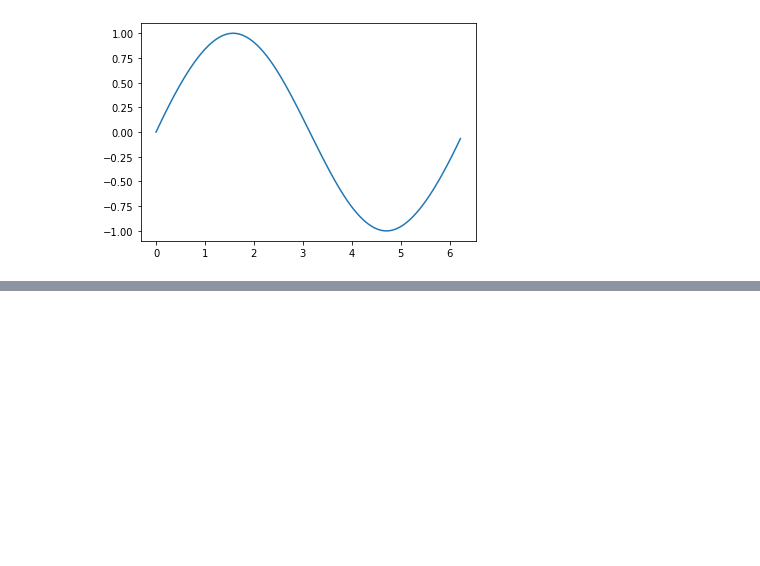
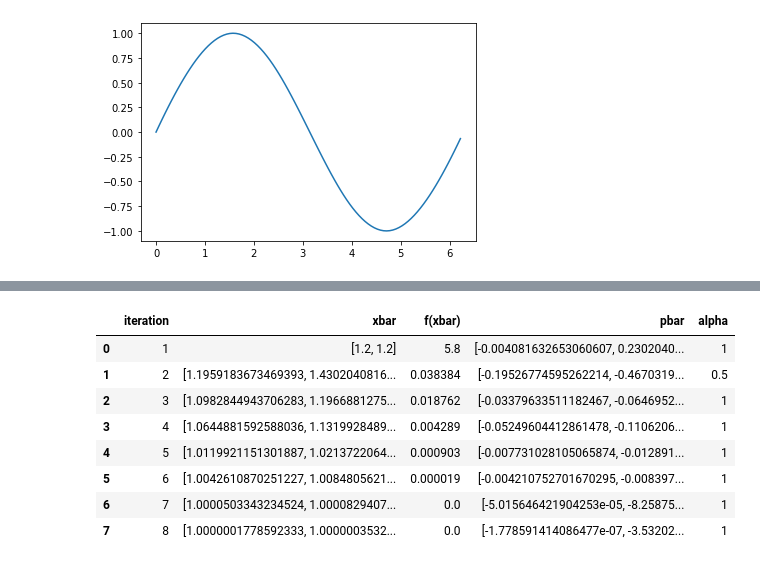
Before and after one commit to wpmcgrath95/MATH-693A-Advanced-Numerical-Methods, a Jupyter notebook: python/homework2.ipynb, the cells around one changed output, grey strips where cells are left out. Saved outputs shown, nothing was run; the diff lists cells and outputs as text; code cells hidden in the pictures; blank space fills up the shorter version.

```diff
--- a/python/homework2.ipynb
+++ b/python/homework2.ipynb
@@ -95,0 +302,14 @@ def strong_wolfe_conditions(objective_func, xbar_trans, alpha, pbar_k):
+# %%
+nm_df = newton_method([1.2, 1.2], objective_func, gradient, hessian, 10**-8)
+nm_xbar_list = nm_df['xbar'].to_list()
+nm_df
+# %% [output]
+|  | iteration | xbar | f(xbar) | pbar | alpha |
+| 0 | 1 | [1.2, 1.2] | 5.8 | [-0.004081632653060607, 0.2302040... | 1 |
+| 1 | 2 | [1.1959183673469393, 1.4302040816... | 0.038384 | [-0.19526774595262214, -0.4670319... | 0.5 |
+| 2 | 3 | [1.0982844943706283, 1.1966881275... | 0.018762 | [-0.03379633511182467, -0.0646952... | 1 |
+| 3 | 4 | [1.0644881592588036, 1.1319928489... | 0.004289 | [-0.05249604412861478, -0.1106206... | 1 |
+| 4 | 5 | [1.0119921151301887, 1.0213722064... | 0.000903 | [-0.007731028105065874, -0.012891... | 1 |
+| 5 | 6 | [1.0042610870251227, 1.0084805621... | 0.000019 | [-0.004210752701670295, -0.008397... | 1 |
+| 6 | 7 | [1.0000503343234524, 1.0000829407... | 0.0 | [-5.015646421904253e-05, -8.25875... | 1 |
+| 7 | 8 | [1.0000001778592333, 1.0000003532... | 0.0 | [-1.778591414086477e-07, -3.53202... | 1 |
```
Also changed, not shown: parts of 28 cells of this notebook.
